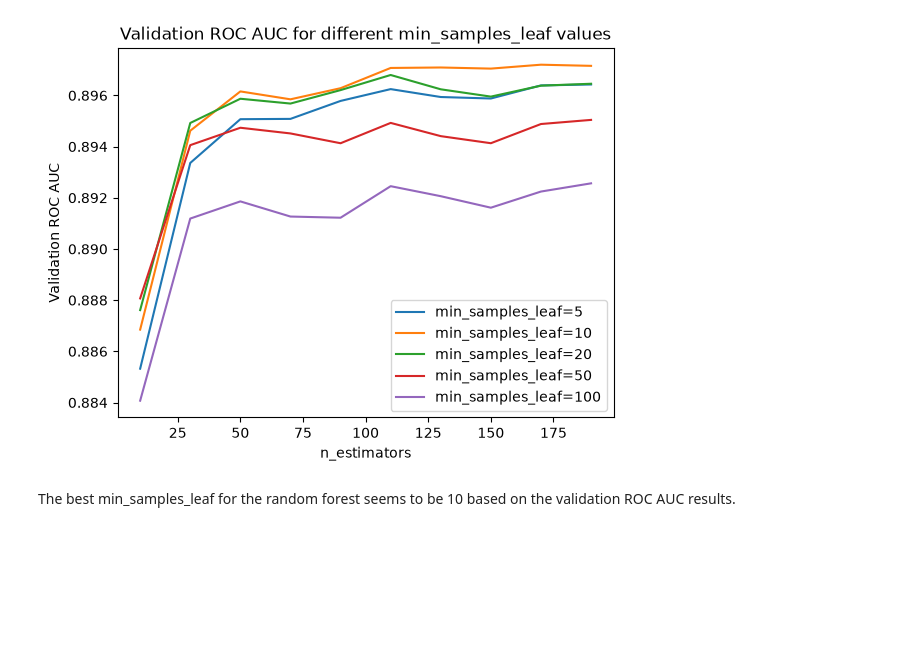
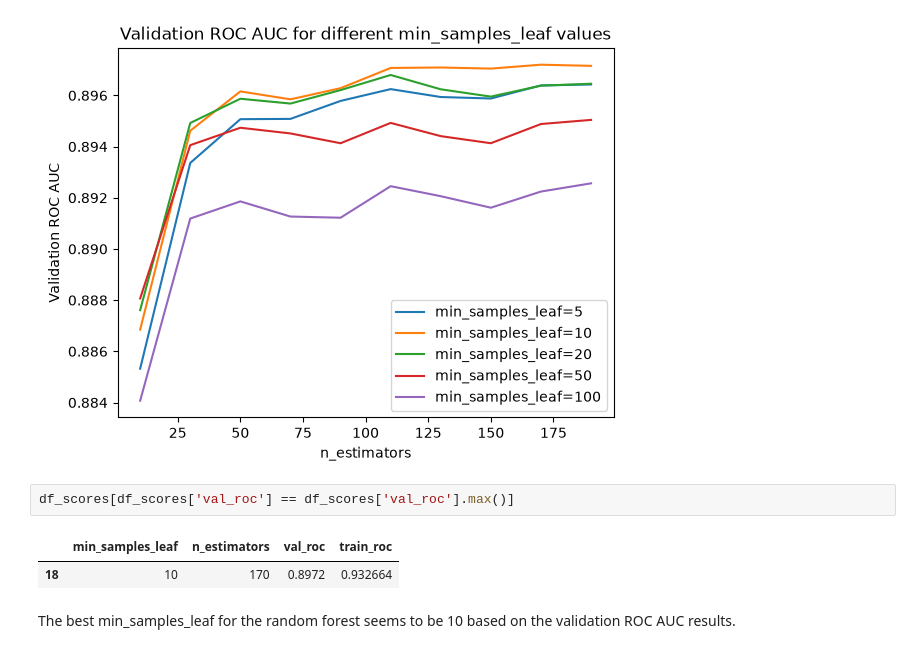
Before and after one commit to herblum/youtube-ml-project, a Jupyter notebook: notebook.ipynb, the cells around one changed output. Cells and saved outputs as stored; diff of their text form; blank space fills up the shorter version.

```diff
--- a/notebook.ipynb
+++ b/notebook.ipynb
@@ -745,6 +745,11 @@ plt.legend()
 plt.show()
 # %% [output]
 [figure]
+# %%
+df_scores[df_scores['val_roc'] == df_scores['val_roc'].max()]
+# %% [output]
+|  | min_samples_leaf | n_estimators | val_roc | train_roc |
+| 18 | 10 | 170 | 0.8972 | 0.932664 |
 # %% [markdown]
 The best min_samples_leaf for the random forest seems to be 10 based on the validation ROC AUC results.
 # %% [markdown]
```
Also changed, not shown: parts of 1 cell of this notebook, 7 other files.
